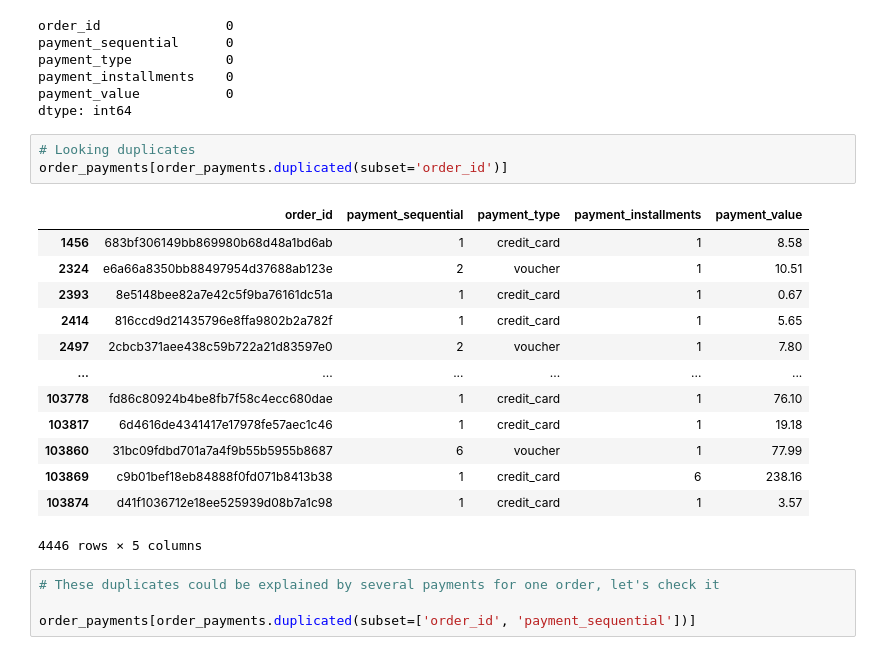
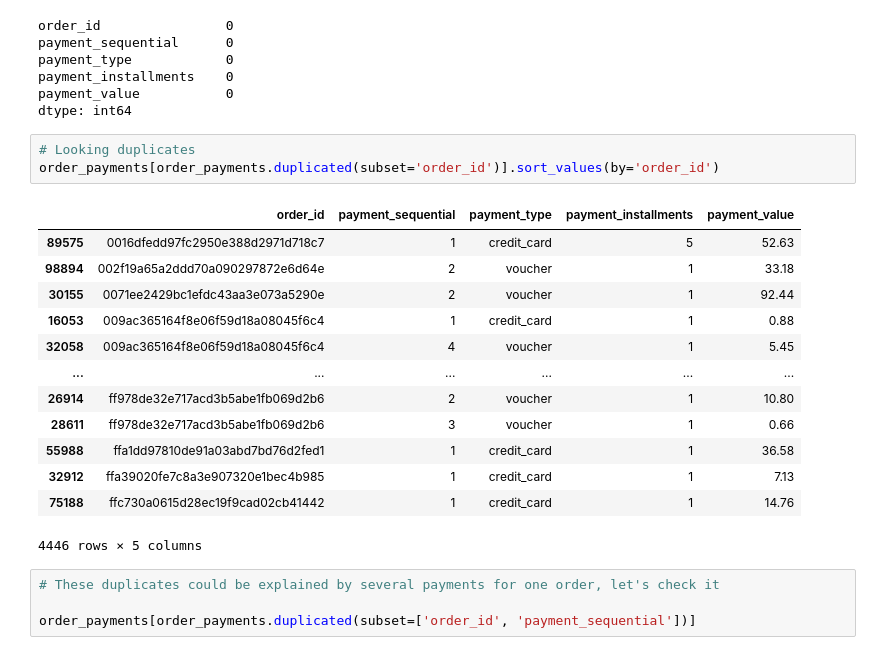
Before and after one commit to RobinPbt/P5-Openclassrooms, a Jupyter notebook: P5_cleaning.ipynb, the cells around one changed output. Saved outputs shown, nothing was run; the diff lists cells and outputs as text.

```diff
--- a/P5_cleaning.ipynb
+++ b/P5_cleaning.ipynb
@@ -566,20 +626,20 @@ payment_value           0
 dtype: int64
 # %%
 # Looking duplicates
-order_payments[order_payments.duplicated(subset='order_id')]
+order_payments[order_payments.duplicated(subset='order_id')].sort_values(by='order_id')
 # %% [output]
 |  | order_id | payment_sequential | payment_type | payment_installments | payment_value |
-| 1456 | 683bf306149bb869980b68d48a1bd6ab | 1 | credit_card | 1 | 8.58 |
-| 2324 | e6a66a8350bb88497954d37688ab123e | 2 | voucher | 1 | 10.51 |
-| 2393 | 8e5148bee82a7e42c5f9ba76161dc51a | 1 | credit_card | 1 | 0.67 |
-| 2414 | 816ccd9d21435796e8ffa9802b2a782f | 1 | credit_card | 1 | 5.65 |
-| 2497 | 2cbcb371aee438c59b722a21d83597e0 | 2 | voucher | 1 | 7.80 |
+| 89575 | 0016dfedd97fc2950e388d2971d718c7 | 1 | credit_card | 5 | 52.63 |
+| 98894 | 002f19a65a2ddd70a090297872e6d64e | 2 | voucher | 1 | 33.18 |
+| 30155 | 0071ee2429bc1efdc43aa3e073a5290e | 2 | voucher | 1 | 92.44 |
+| 16053 | 009ac365164f8e06f59d18a08045f6c4 | 1 | credit_card | 1 | 0.88 |
+| 32058 | 009ac365164f8e06f59d18a08045f6c4 | 4 | voucher | 1 | 5.45 |
 | ... | ... | ... | ... | ... | ... |
-| 103778 | fd86c80924b4be8fb7f58c4ecc680dae | 1 | credit_card | 1 | 76.10 |
-| 103817 | 6d4616de4341417e17978fe57aec1c46 | 1 | credit_card | 1 | 19.18 |
-| 103860 | 31bc09fdbd701a7a4f9b55b5955b8687 | 6 | voucher | 1 | 77.99 |
-| 103869 | c9b01bef18eb84888f0fd071b8413b38 | 1 | credit_card | 6 | 238.16 |
-| 103874 | d41f1036712e18ee525939d08b7a1c98 | 1 | credit_card | 1 | 3.57 |
+| 26914 | ff978de32e717acd3b5abe1fb069d2b6 | 2 | voucher | 1 | 10.80 |
+| 28611 | ff978de32e717acd3b5abe1fb069d2b6 | 3 | voucher | 1 | 0.66 |
+| 55988 | ffa1dd97810de91a03abd7bd76d2fed1 | 1 | credit_card | 1 | 36.58 |
+| 32912 | ffa39020fe7c8a3e907320e1bec4b985 | 1 | credit_card | 1 | 7.13 |
+| 75188 | ffc730a0615d28ec19f9cad02cb41442 | 1 | credit_card | 1 | 14.76 |
 4446 rows × 5 columns
 # %%
 # These duplicates could be explained by several payments for one order, let's check it
```
Also changed, not shown: parts of 73 cells of this notebook.
